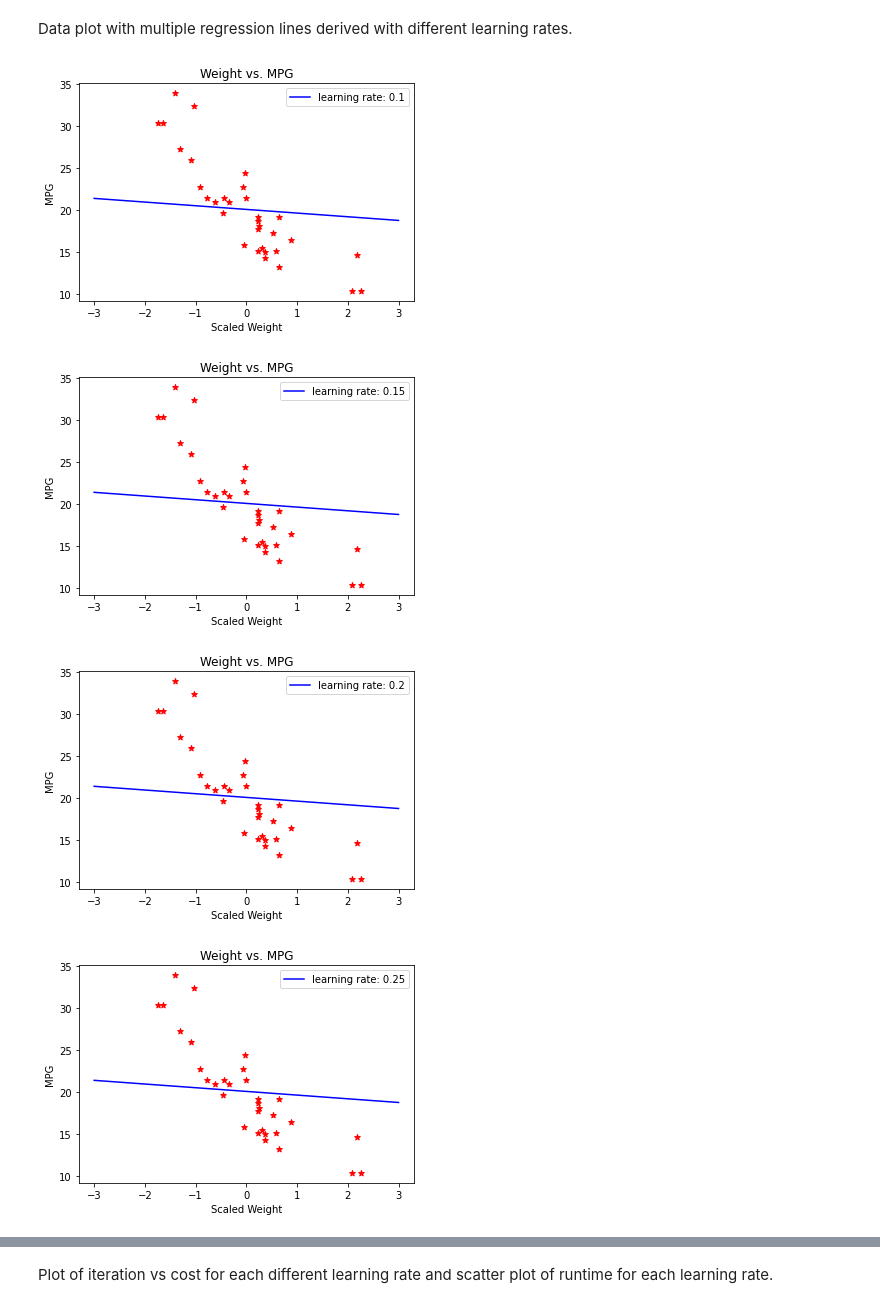
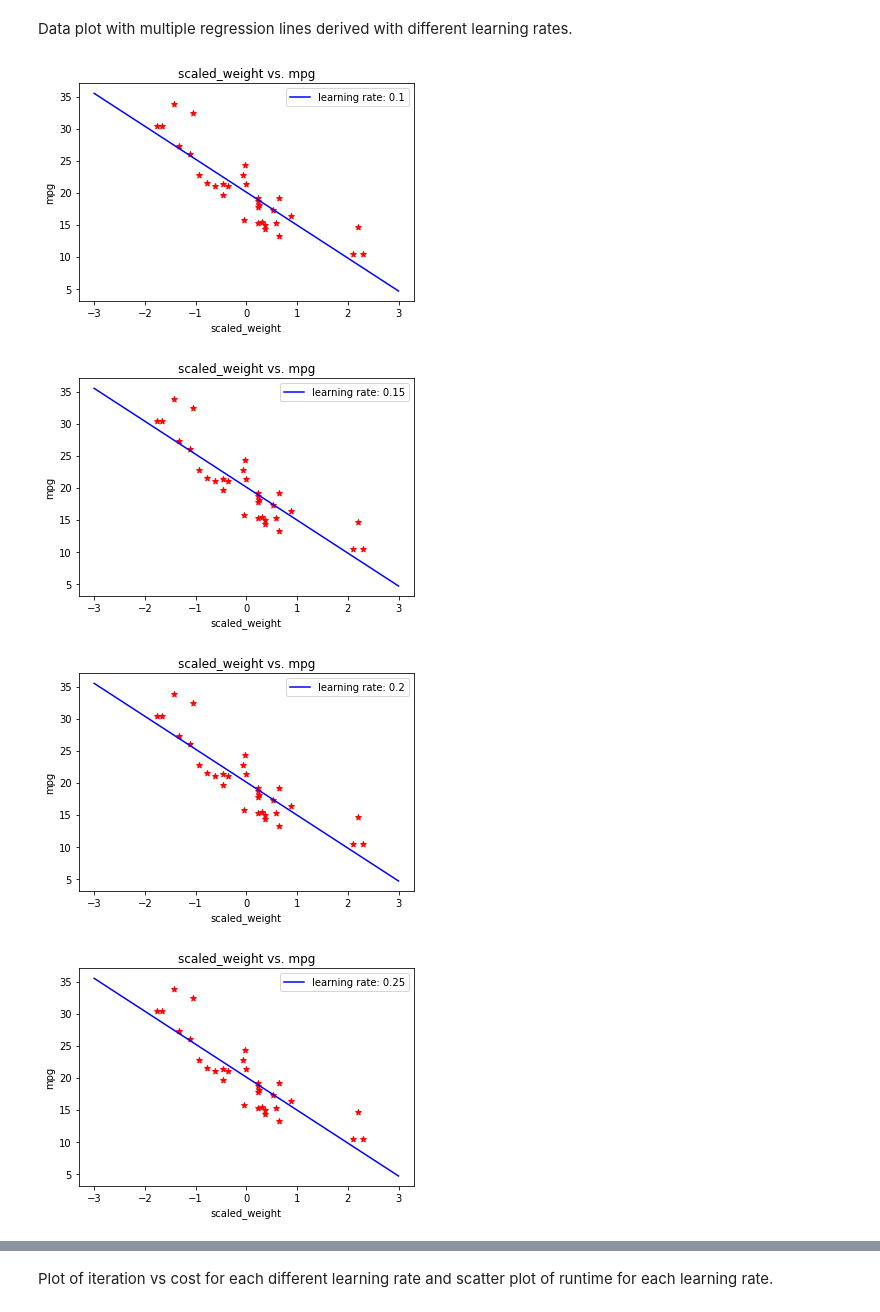
Before and after one commit to shane-moxley/multiple-linear-regression, a Jupyter notebook: simple_linear_regression.ipynb, the cells around one changed output, grey strips where cells are left out. Saved outputs shown, nothing was run; the diff lists cells and outputs as text; code cells hidden in the pictures.

```diff
--- a/simple_linear_regression.ipynb
+++ b/simple_linear_regression.ipynb
@@ -15,7 +15,8 @@ Saving cars.csv to cars (1).csv
 # %% [markdown]
 Converts imported csv into a pandas dataframe.
 # %%
-df = pd.read_csv(io.BytesIO(uploaded_file['cars.csv']))
+filename = 'cars.csv'
+df = pd.read_csv(io.BytesIO(uploaded_file[filename]))
 print(df.head())
 # %% [output]
     mpg  weight
@@ -98,14 +103,14 @@ while (abs(param1 - old_param1) >= convergence_constant) and (abs(param2 - old_p
   #calculates the derivative of the cost function with respect to param1
   d1 = 0
   for i in range(len(df)):
-    d1 += (param1 + param2 * df['scaled_weight'][i]) - df['mpg'][i]
-  d1 *= 1 / len(df)
+    d1 += (param1 + param2 * df[feature][i]) - df[target][i]
+  d1 /= len(df)
 
   #calculates the derivative of the cost function with respect to param2
   d2 = 0
   for i in range(len(df)):
-    d2 = ((param1 + param2 * df['scaled_weight'][i]) - df['mpg'][i]) * df['scaled_weight'][i]
-  d2 *= 1 / len(df)
+    d2 += ((param1 + param2 * df[feature][i]) - df[target][i]) * df[feature][i]
+  d2 /= len(df)
 
   #updates the values of the parameters using gradient descent formula and stores their old values
   old_param1 = param1
@@ -159,7 +164,7 @@ for rate in learning_rates:
     #calculates the mean squared error(cost) at each iteration
     cost = 0
     for i in range(len(df)):
-      cost += (param1 + param2 * df['scaled_weight'][i] - df['mpg'][i])**2
+      cost += (param1 + param2 * df[feature][i] - df[target][i])**2
     cost *= 1 / (2 * len(df))
 
     #assigns cost and iteration to correct array based on the learning rate
@@ -180,42 +185,42 @@ for rate in learning_rates:
       cost5array_y.append(cost)
     iterator += 1
     #calculates the derivative of the cost function with respect to param1
     d1 = 0
     for i in range(len(df)):
-      d1 += (param1 + param2 * df['scaled_weight'][i]) - df['mpg'][i]
-    d1 *= 1 / len(df)
+      d1 += (param1 + param2 * df[feature][i]) - df[target][i]
+    d1 /= len(df)
 
     #calculates the derivative of the cost function with respect to param2
     d2 = 0
     for i in range(len(df)):
-      d2 = ((param1 + param2 * df['scaled_weight'][i]) - df['mpg'][i]) * df['scaled_weight'][i]
-    d2 *= 1 / len(df)
+      d2 += ((param1 + param2 * df[feature][i]) - df[target][i]) * df[feature][i]
+    d2 /= len(df)
 
     #updates the values of the parameters using gradient descent formula and stores their old values
     old_param1 = param1
     old_param2 = param2
 
     param1 = old_param1 - rate * d1
     param2 = old_param2 - rate * d2
   #ends runtime
   end = time.time()
   learning_rate_runtimes.append(end - start)
 
   #plots hypothesis estimated with current learning rate
-  plt.scatter(df['scaled_weight'], df['mpg'], color='red', marker='*')
+  plt.scatter(df[feature], df[target], color='red', marker='*')
   x = []
   y = []
   for i in range(-3, 4):
     x.append(i)
     y.append(param1 + param2 * i)
   plt.plot(x, y, color='blue', label='learning rate: ' + str(rate))
-  plt.xlabel('Scaled Weight')
-  plt.ylabel('MPG')
-  plt.title('Weight vs. MPG')
+  plt.xlabel(feature)
+  plt.ylabel(target)
+  plt.title(feature + ' vs. ' + target)
   plt.legend()
   plt.show()
 # %% [output]
-[figure, old version]
+[figure, new version]
-[figure, old version]
+[figure, new version]
-[figure, old version]
+[figure, new version]
-[figure, old version]
+[figure, new version]
```
Also changed, not shown: parts of 9 cells of this notebook.
